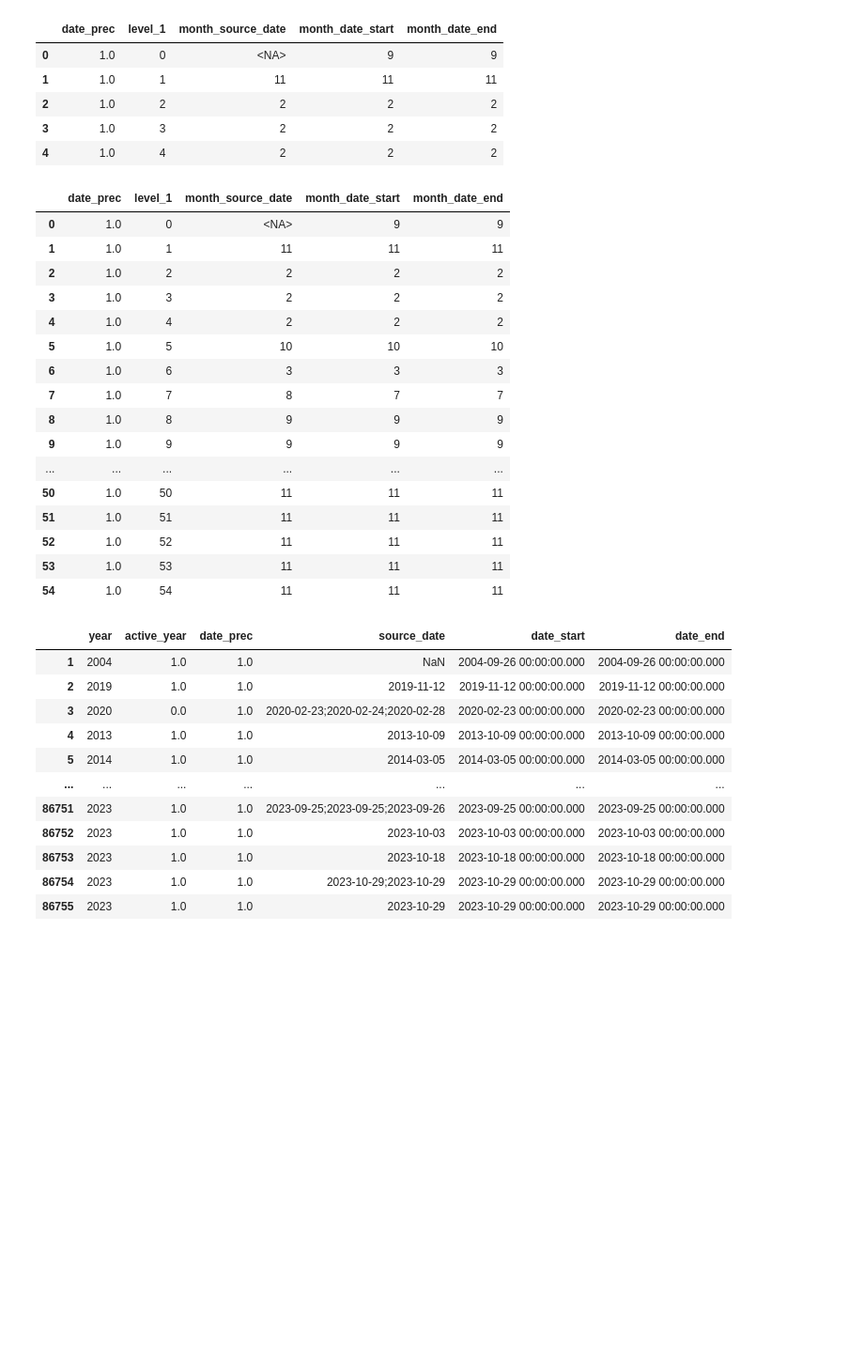
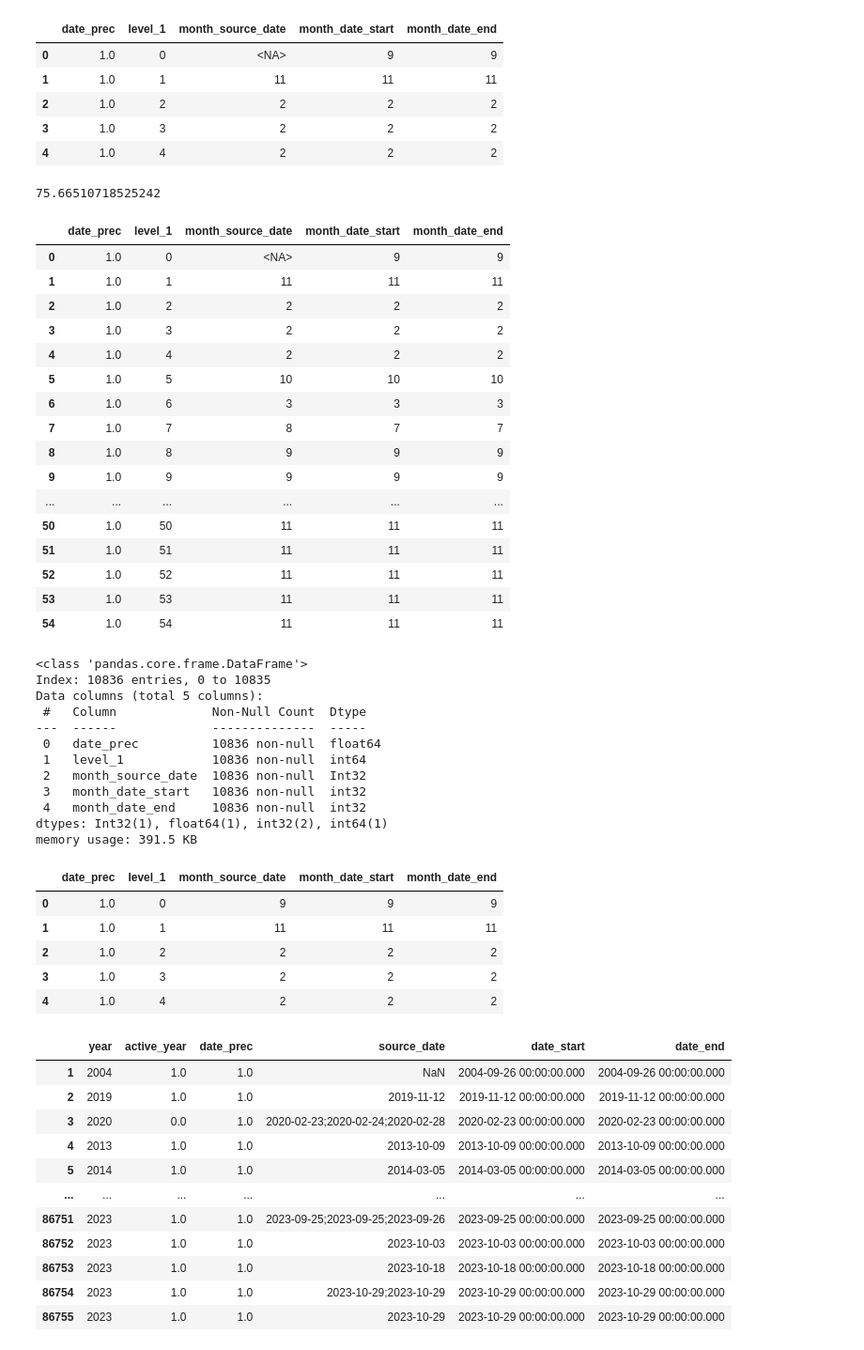
Before and after one commit to hananbahtiti/School, a Jupyter notebook: syria.ipynb, the cells around one changed output. Shown at 94% size. Cells and saved outputs as stored; diff of their text form; code cells hidden in the pictures; blank space fills up the shorter version.

```diff
--- a/syria.ipynb
+++ b/syria.ipynb
@@ -967,8 +967,11 @@ date_prec_df.head()
 filtered_df = date_prec_df[(date_prec_df['date_prec'] == 1) & (date_prec_df['month_date_start'] == date_prec_df['month_date_end'])]
 
 # عرض النتائج
+print((len(filtered_df)/len(date_prec_df)) * 100)
+
 filtered_df.head(55)
 # %% [output]
+75.66510718525242
 |  | date_prec | level_1 | month_source_date | month_date_start | month_date_end |
 | 0 | 1.0 | 0 | <NA> | 9 | 9 |
 | 1 | 1.0 | 1 | 11 | 11 | 11 |
@@ -986,6 +989,38 @@ filtered_df.head(55)
 | 52 | 1.0 | 52 | 11 | 11 | 11 |
 | 53 | 1.0 | 53 | 11 | 11 | 11 |
 | 54 | 1.0 | 54 | 11 | 11 | 11 |
+# %%
+
+# إنشاء نسخة من DataFrame لتعديلها دون التأثير على الأصل
+df_updated = date_prec_df.copy()
+
+# تطبيق الشرط وتحديث العمود 'month_source_date' بقيمة month_date_end
+condition = (df_updated['date_prec'] == 1) #& (df_updated['month_date_start'] == df_updated['month_date_end'])
+
+df_updated.loc[condition, 'month_source_date'] = df_updated.loc[condition, 'month_date_end']
+
+# عرض الصفوف التي تم تحديثها
+df_updated[condition].info()
+df_updated[condition].head()
+# %% [output]
+<class 'pandas.core.frame.DataFrame'>
+Index: 10836 entries, 0 to 10835
+Data columns (total 5 columns):
+ #   Column             Non-Null Count  Dtype
+---  ------             --------------  -----
+ 0   date_prec          10836 non-null  float64
+ 1   level_1            10836 non-null  int64
+ 2   month_source_date  10836 non-null  Int32
+ 3   month_date_start   10836 non-null  int32
+ 4   month_date_end     10836 non-null  int32
+dtypes: Int32(1), float64(1), int32(2), int64(1)
+memory usage: 391.5 KB
+|  | date_prec | level_1 | month_source_date | month_date_start | month_date_end |
+| 0 | 1.0 | 0 | 9 | 9 | 9 |
+| 1 | 1.0 | 1 | 11 | 11 | 11 |
+| 2 | 1.0 | 2 | 2 | 2 | 2 |
+| 3 | 1.0 | 3 | 2 | 2 | 2 |
+| 4 | 1.0 | 4 | 2 | 2 | 2 |
 # %%
 df[['year', 'active_year', 'date_prec', 'source_date', 'date_start', 'date_end']]
 # %% [output]
```
